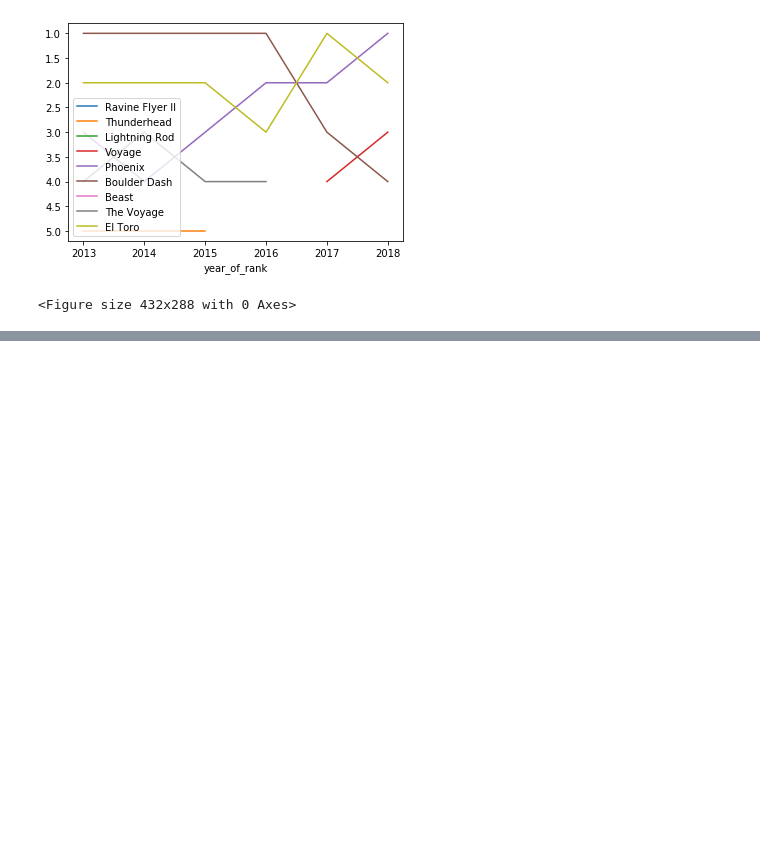
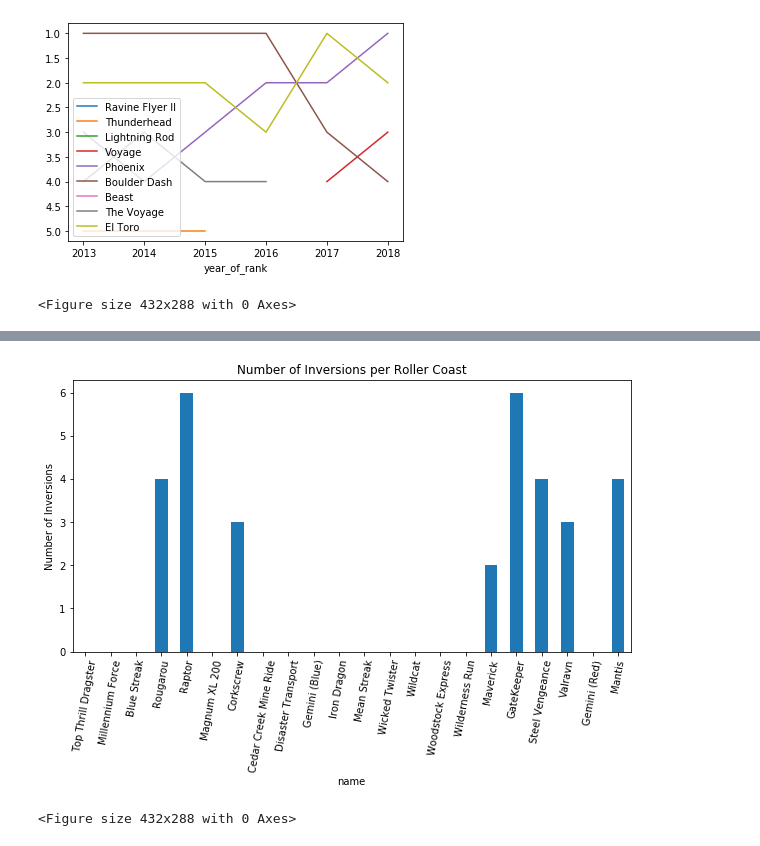
Before and after one commit to LaurentRisser/roller_coaster, a Jupyter notebook: visualization_script.ipynb, the cells around one changed output, grey strips where cells are left out. Cells and saved outputs as stored; diff of their text form; code cells hidden in the pictures; blank space fills up the shorter version.

```diff
--- a/visualization_script.ipynb
+++ b/visualization_script.ipynb
@@ -171,0 +195,18 @@ plt.clf()
+# %%
+# write function to plot inversions by coaster at a park here:
+def inversions(df, park):
+    new_df = df[df['park'] == park]
+
+    fig = plt.figure(figsize = (10, 5))
+    ax = plt.subplot()
+    new_df.plot.bar(x = 'name', y = 'num_inversions', legend = False, ax = ax)
+    plt.ylabel('Number of Inversions')
+    plt.xlabel('name')
+    plt.xticks(rotation = 80)
+    plt.title('Number of Inversions per Roller Coast')
+    plt.show()
+inversions(roller, 'Cedar Point')
+plt.clf()
+# %% [output]
+[figure, added]
+<Figure size 432x288 with 0 Axes>
```
Also changed, not shown: parts of 8 cells of this notebook.
